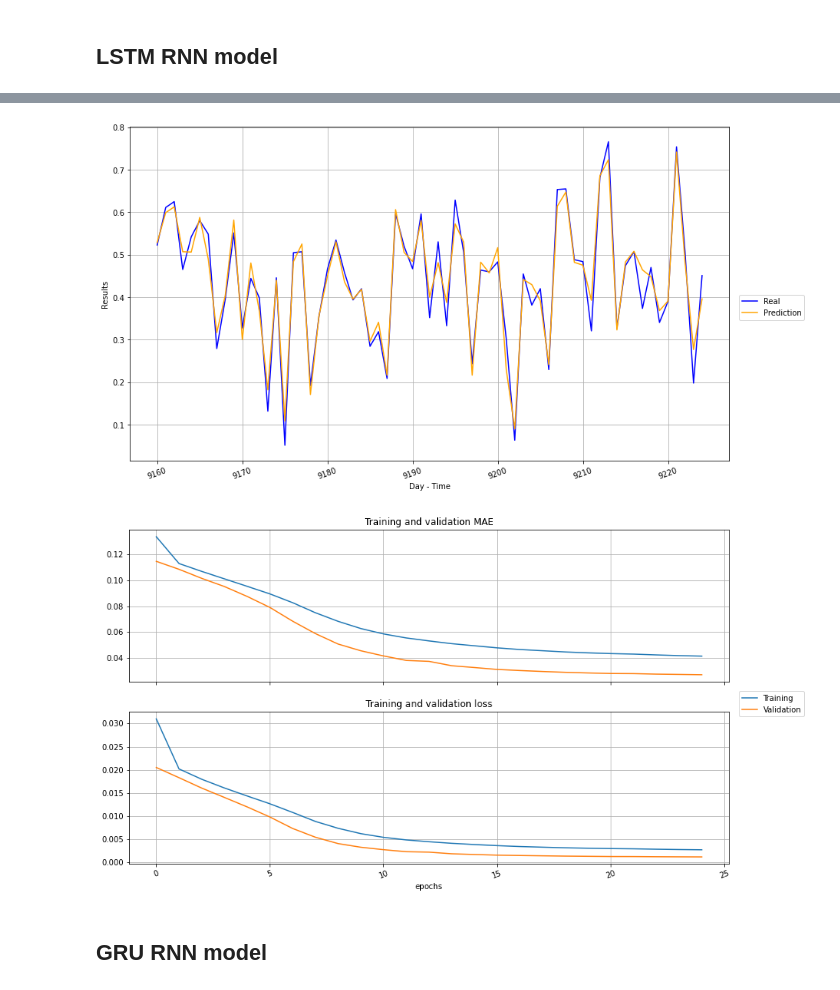
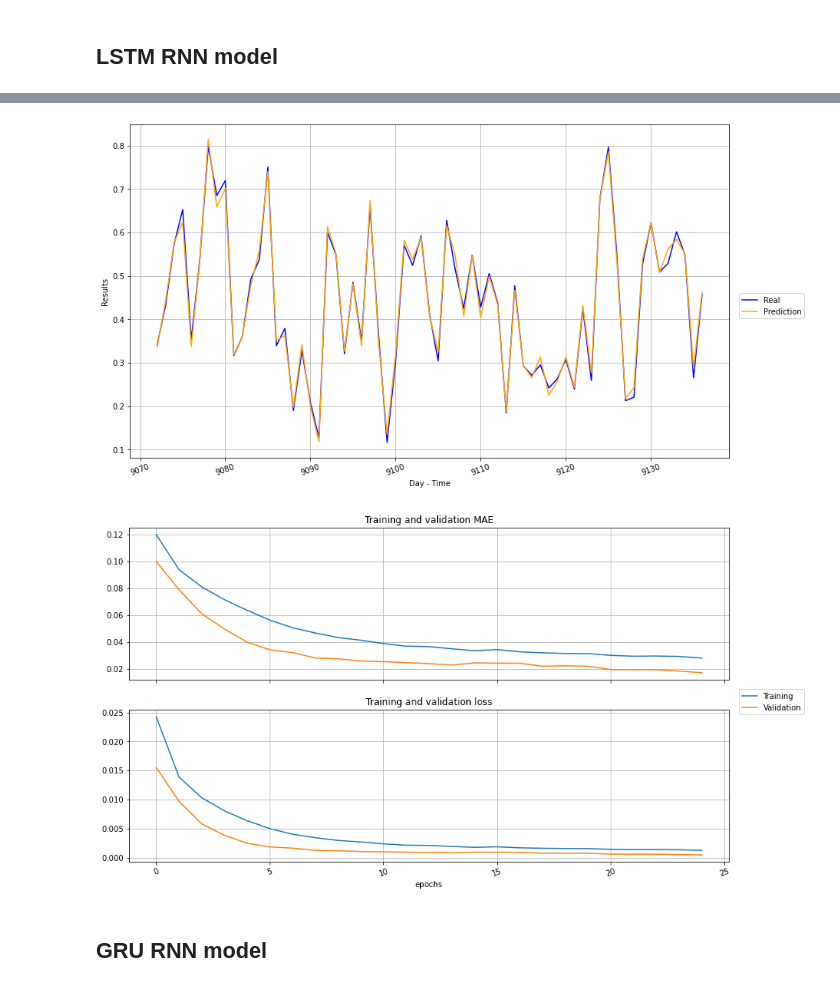
Before and after one commit to dccartagena/RNN_Aquaponics, a Jupyter notebook: synthetic_signal_notebook.ipynb, the cells around one changed output, grey strips where cells are left out. Drawn from its saved outputs; the diff is of its cells as text; code cells hidden in the pictures.

```diff
--- a/synthetic_signal_notebook.ipynb
+++ b/synthetic_signal_notebook.ipynb
@@ -343,7 +318,7 @@ def compile_and_fit(model, train_data, train_target, val_data, val_target,
                         train_target,
                         batch_size = batch_size,
                         epochs  = max_epochs,
-                        verbose = 0,
+                        verbose = 1,
                         shuffle = False,
                         validation_data = (val_data, val_target),
                         callbacks = callbacks)
@@ -488,25 +436,17 @@ WARNING:tensorflow:11 out of the last 11 calls to <function Model.make_predict_f
 # %%
 def f_lstm_model(input_shape, output_shape):
     model = tf.keras.Sequential([
-            tf.keras.layers.LSTM(units = 300, input_shape = input_shape, kernel_initializer='random_normal', bias_initializer='zeros', dropout=0.2, return_sequences=True),
-
-            tf.keras.layers.LSTM(units = 100, kernel_initializer='random_normal', bias_initializer='zeros', dropout=0.2, return_sequences=False),
-
-#             tf.keras.layers.LSTM(units = 65 * 10, input_shape = input_shape, kernel_initializer='random_normal', bias_initializer='zeros', dropout=0.2, return_sequences=True),
-
-#             tf.keras.layers.LSTM(units = 65 * 5, input_shape = input_shape, kernel_initializer='random_normal', bias_initializer='zeros', dropout=0.2, return_sequences=False),
+            tf.keras.layers.LSTM(units = 300, input_shape = input_shape, kernel_initializer='random_normal', bias_initializer='zeros', dropout=0.2, return_sequences=False),
 
             tf.keras.layers.Dense(output_shape)])
     return model
 
-# recurrent_dropout = dropout ?
-
 input_shape = train_data[0].shape
 output_shape = train_target.shape[1]
 lstm_model = f_lstm_model(input_shape, output_shape)
 # %%
 max_epochs = 25
-batch_size = 100
+batch_size = 50
 lstm_history, lstm_prediction = compile_and_fit(lstm_model, train_data, train_target, val_data, val_target,
                                                 test_data, test_target, max_epochs, batch_size, test_entry, label_width)
 # %% [output]
@@ -529,7 +468,7 @@ WARNING:tensorflow:11 out of the last 11 calls to <function Model.make_predict_f
 (65,)
 (65,)
-[figure, old version]
+[figure, new version]
-[figure, old version]
+[figure, new version]
 # %% [markdown]
 ## GRU RNN model
 # %%
```
Also changed, not shown: parts of 10 cells of this notebook.
